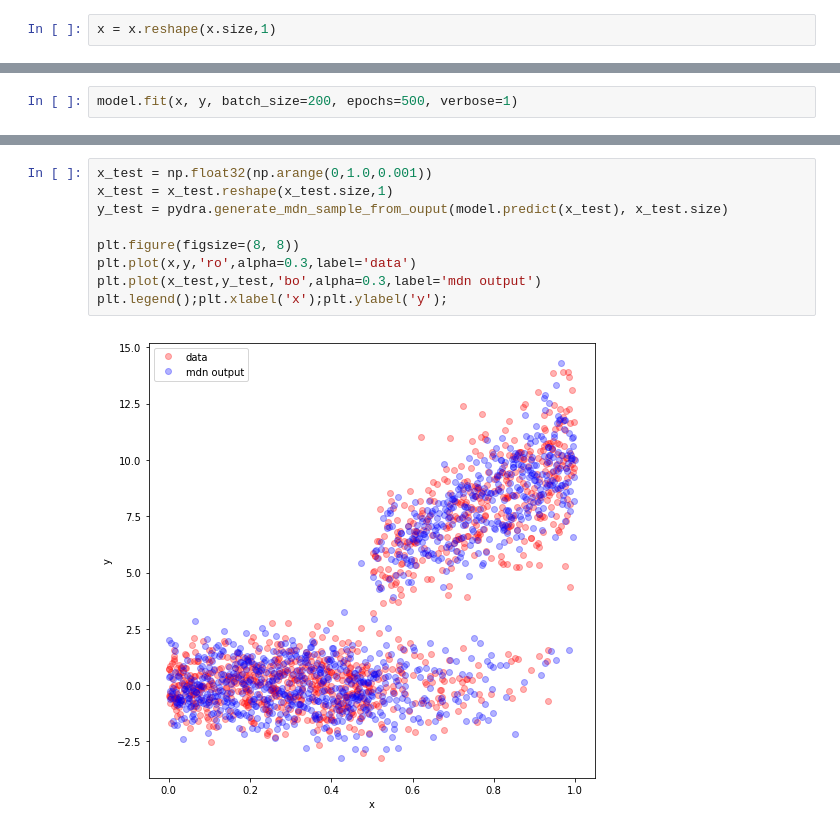
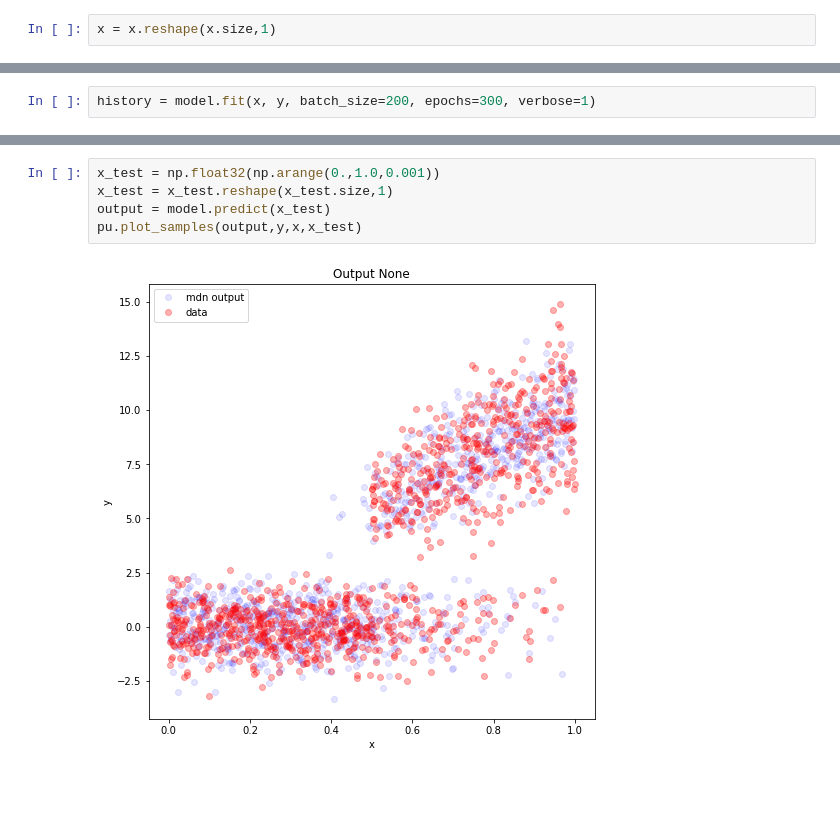
Before and after one commit to QCaudron/pydra, a Jupyter notebook: notebooks/one_input_to_one_output_example.ipynb, the cells around one changed output, grey strips where cells are left out. Cells and saved outputs as stored; diff of their text form; blank space fills up the shorter version.

```diff
--- a/notebooks/one_input_to_one_output_example.ipynb
+++ b/notebooks/one_input_to_one_output_example.ipynb
@@ -125,5 +135,5 @@ Non-trainable params: 0
 __________________________________________________________________________________________________
 None
 # %%
-model.fit(x, y, batch_size=200, epochs=500, verbose=1)
+history = model.fit(x, y, batch_size=200, epochs=300, verbose=1)
 # %% [output]
@@ -148,11 +162,7 @@ Epoch 500/500
 # %%
-x_test = np.float32(np.arange(0,1.0,0.001))
+x_test = np.float32(np.arange(0.,1.0,0.001))
 x_test = x_test.reshape(x_test.size,1)
-y_test = pydra.generate_mdn_sample_from_ouput(model.predict(x_test), x_test.size)
-
-plt.figure(figsize=(8, 8))
-plt.plot(x,y,'ro',alpha=0.3,label='data')
-plt.plot(x_test,y_test,'bo',alpha=0.3,label='mdn output')
-plt.legend();plt.xlabel('x');plt.ylabel('y');
+output = model.predict(x_test)
+pu.plot_samples(output,y,x,x_test)
 # %% [output]
-[figure, old version]
+[figure, new version]
```
Also changed, not shown: parts of 13 cells of this notebook, 4 other files.
